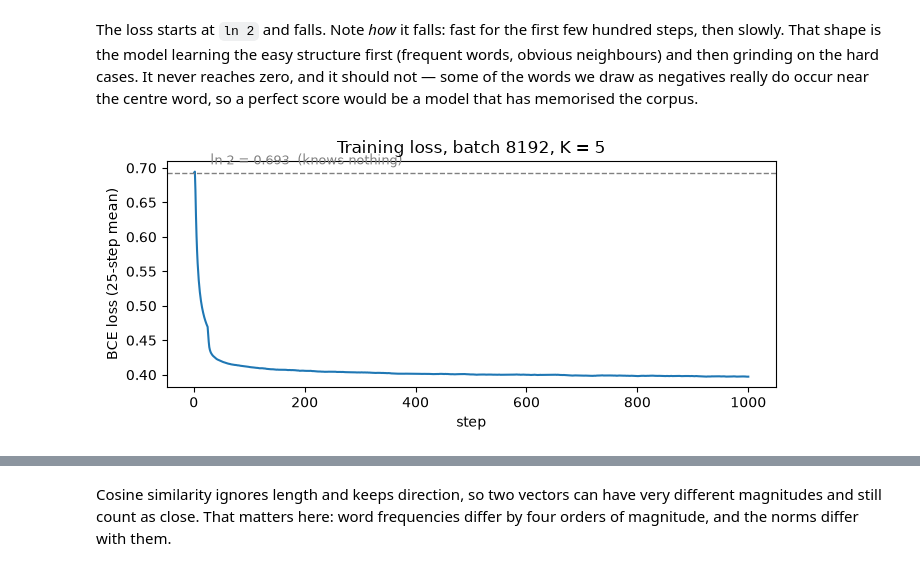
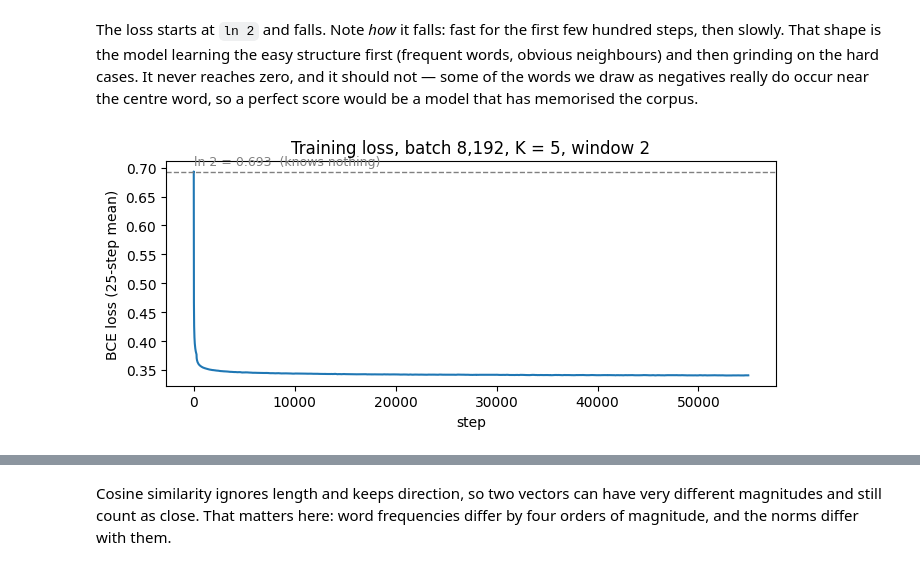
Before and after one commit to ElliyahuRosha/ai-engineering, a Jupyter notebook: word-embeddings/walkthrough.ipynb, the cells around one changed output, grey strips where cells are left out. Saved outputs shown, nothing was run; the diff lists cells and outputs as text; code cells hidden in the pictures.

```diff
--- a/word-embeddings/walkthrough.ipynb
+++ b/word-embeddings/walkthrough.ipynb
@@ -349,4 +407,13 @@ plt.show()
 # %%
+def sample_negatives(batch_size, num_negatives, probabilities, rng):
+    """Draw random word ids to act as negative examples."""
+    cumulative = np.cumsum(probabilities)
+    cumulative /= cumulative[-1]   # guard against float drift below 1.0
+    cumulative[-1] = 1.0
+    draws = rng.random((batch_size, num_negatives))
+    return np.searchsorted(cumulative, draws).astype(np.int32)
+
+
 centers, contexts = sample_pairs(ids, 1, window=5, rng=rng)
 negatives = sample_negatives(1, 5, p_word2vec, rng)
 
@@ -417,8 +510,8 @@ centers, contexts = sample_pairs(ids, 4096, window=5, rng=rng)
 
 with torch.no_grad():
     logits = model(
-        torch.as_tensor(centers, dtype=torch.long),
-        torch.as_tensor(contexts, dtype=torch.long).unsqueeze(1),
+        torch.as_tensor(centers, dtype=torch.long, device=DEVICE),
+        torch.as_tensor(contexts, dtype=torch.long, device=DEVICE).unsqueeze(1),
     )
     loss = F.binary_cross_entropy_with_logits(logits, torch.ones_like(logits))
 
@@ -478,12 +553,13 @@ import time
 
 from torch import nn
 
-BATCH, K, STEPS = 8192, 5, 1000
+BATCH, K, WINDOW = 8192, 5, 2
+STEPS = 9 * 50_000_000 // BATCH   # 450M pairs, nine passes of 50M
 
 
 def neighbours(weight, word, k=4):
     """Closest words by cosine similarity, with the word itself removed."""
-    E = weight.detach().numpy()
+    E = weight.detach().cpu().numpy()
     unit = E / np.linalg.norm(E, axis=1, keepdims=True)
     scores = unit @ unit[vocab[word]]
     best = np.argsort(-scores)[: k + 1]
@@ -492,23 +568,23 @@ def neighbours(weight, word, k=4):
 
 rng = np.random.default_rng(0)
 torch.manual_seed(0)
-model = SkipGram(vocab_size=len(vocab), dim=100)
+model = SkipGram(vocab_size=len(vocab), dim=DIM, sparse=DEVICE.type == "cpu").to(DEVICE)
 optimizer = torch.optim.Adagrad(model.parameters(), lr=0.1)
 loss_fn = nn.BCEWithLogitsLoss()
 
 before_neighbours = {w: neighbours(model.center.weight, w) for w in ("king", "dog")}
 
 probabilities = negative_distribution(ids, len(vocab))
-targets = torch.cat([torch.ones(BATCH, 1), torch.zeros(BATCH, K)], dim=1)
+targets = torch.cat([torch.ones(BATCH, 1), torch.zeros(BATCH, K)], dim=1).to(DEVICE)
 
 history = []
 started = time.perf_counter()
 for step in range(1, STEPS + 1):
-    centers, contexts = sample_pairs(ids, BATCH, window=5, rng=rng)
+    centers, contexts = sample_pairs(ids, BATCH, window=WINDOW, rng=rng)
     negatives = sample_negatives(BATCH, K, probabilities, rng)
     logits = model(
-        torch.as_tensor(centers, dtype=torch.long),
-        torch.as_tensor(np.column_stack([contexts, negatives]), dtype=torch.long),
+        torch.as_tensor(centers, dtype=torch.long, device=DEVICE),
+        torch.as_tensor(np.column_stack([contexts, negatives]), dtype=torch.long, device=DEVICE),
     )
     loss = loss_fn(logits, targets)
 
@@ -517,10 +593,18 @@ for step in range(1, STEPS + 1):
     optimizer.step()
 
     history.append((step, float(loss.detach())))
+    if step % (STEPS // 5) == 0:
+        rate = step / (time.perf_counter() - started)
+        print(f"  step {step:6,}/{STEPS:,}  loss {loss:.4f}  eta {(STEPS - step) / rate:4.0f}s",
+              flush=True)
 
 elapsed = time.perf_counter() - started
 pairs_seen = STEPS * BATCH
-print(f"{STEPS:,} steps = {pairs_seen / 1e6:.1f}M pairs in {elapsed:.0f}s "
+print(f"\n{STEPS:,} steps = {pairs_seen / 1e6:.0f}M pairs in {elapsed:.0f}s "
       f"({pairs_seen / elapsed / 1000:.0f}k pairs/s)")
 print(f"loss: {history[0][1]:.4f} -> {history[-1][1]:.4f}")
+
+trained = model.center.weight.detach().cpu().numpy()
+np.save("embeddings.npy", trained)
+Path("vocab.txt").write_text("\n".join(words), encoding="utf-8")
 # %% [output]
@@ -533,16 +624,17 @@ obvious neighbours) and then grinding on the hard cases. It never reaches zero,
 not — some of the words we draw as negatives really do occur near the centre word, so a
 perfect score would be a model that has memorised the corpus.
 # %%
-loss_curve = pd.Series([loss for _, loss in history]).rolling(25, min_periods=1).mean()
+window = max(25, STEPS // 200)
+loss_curve = pd.Series([loss for _, loss in history]).rolling(window, min_periods=1).mean()
 
 plt.figure(figsize=(7, 3.2))
 plt.plot([step for step, _ in history], loss_curve, color="#1f77b4")
 plt.axhline(np.log(2), color="grey", linestyle="--", linewidth=1)
 plt.text(30, np.log(2) + 0.012, "ln 2 = 0.693  (knows nothing)", color="grey", fontsize=9)
 plt.xlabel("step")
 plt.ylabel("BCE loss (25-step mean)")
-plt.title("Training loss, batch 8192, K = 5")
+plt.title(f"Training loss, batch {BATCH:,}, K = {K}, window {WINDOW}")
 plt.tight_layout()
 plt.show()
 # %% [output]
-[figure, old version]
+[figure, new version]
```
Also changed, not shown: parts of 40 cells of this notebook, 16 other files.
